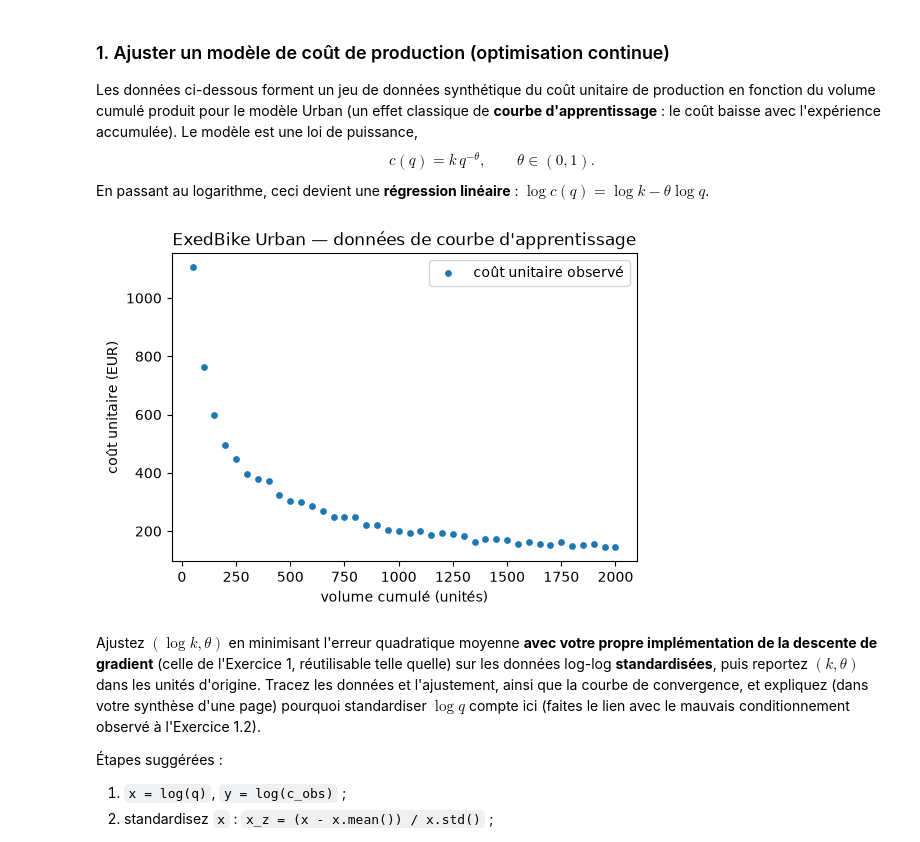
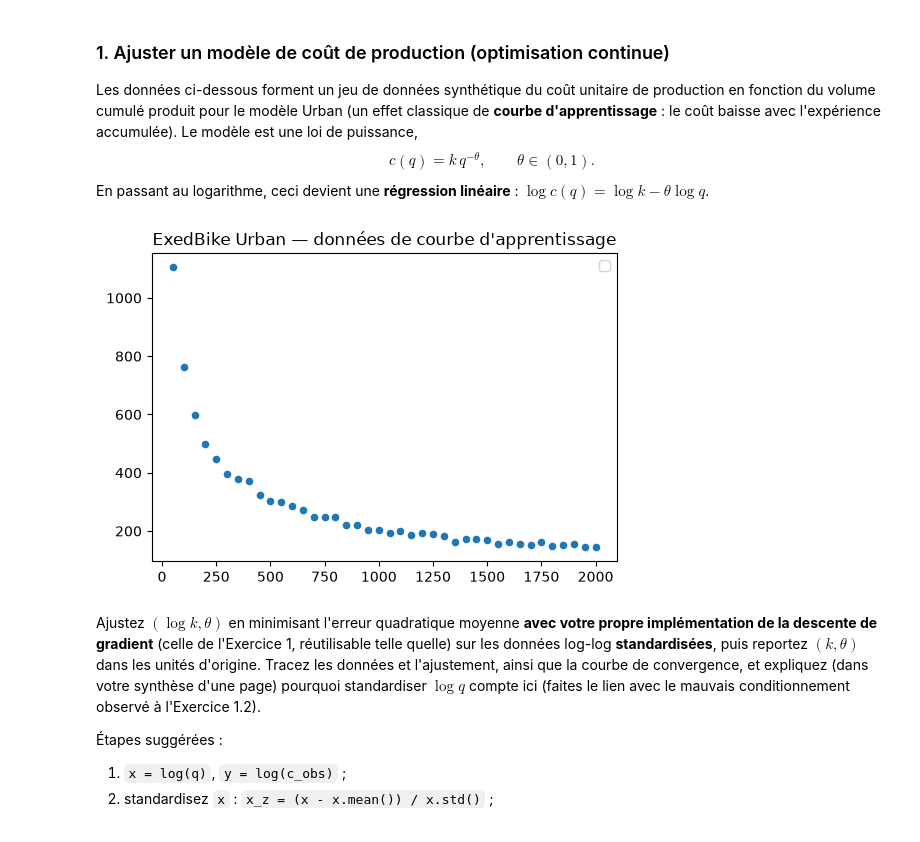
Before and after one commit to Pierre-ING-AI/S1-LP, a Jupyter notebook: Seance1_TP1_optimisation_continue_lineaire.ipynb, the cells around one changed output. Saved outputs shown, nothing was run; the diff lists cells and outputs as text; code cells hidden in the pictures.

```diff
--- a/Seance1_TP1_optimisation_continue_lineaire.ipynb
+++ b/Seance1_TP1_optimisation_continue_lineaire.ipynb
@@ -377,18 +430,16 @@ En passant au logarithme, ceci devient une **régression linéaire** : $\log c(q
 # %%
 rng = np.random.default_rng(7)
 q = np.linspace(50, 2000, 40)
 k_true, theta_true = 9500.0, 0.55
 c_obs = k_true * q ** (-theta_true) * np.exp(rng.normal(0, 0.04, size=q.shape))
 
 plt.figure()
-plt.scatter(q, c_obs, s=15, label="coût unitaire observé")
-plt.xlabel("volume cumulé (unités)")
-plt.ylabel("coût unitaire (EUR)")
+plt.scatter(q, c_obs, s=20)
 plt.title("ExedBike Urban — données de courbe d'apprentissage")
 plt.legend()
 plt.show()
 # %% [output]
-[figure, old version]
+[figure, new version]
 # %% [markdown]
 Ajustez $(\log k, \theta)$ en minimisant l'erreur quadratique moyenne **avec votre propre implémentation de la descente de gradient** (celle de l'Exercice 1, réutilisable telle quelle) sur les données log-log **standardisées**, puis reportez $(k,\theta)$ dans les unités d'origine. Tracez les données et l'ajustement, ainsi que la courbe de convergence, et expliquez (dans votre synthèse d'une page) pourquoi standardiser $\log q$ compte ici (faites le lien avec le mauvais conditionnement observé à l'Exercice 1.2).
 
```
Also changed, not shown: parts of 14 cells of this notebook.
